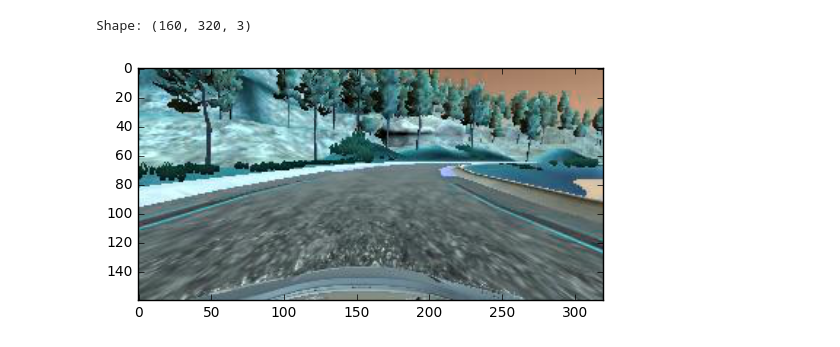
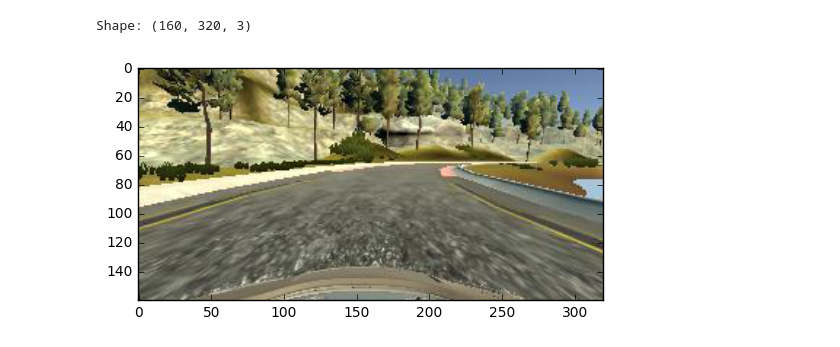
Before and after one commit to AmadeusQQ/behavioral-cloning, a Jupyter notebook: notebook.ipynb, the cells around one changed output. Saved outputs shown, nothing was run; the diff lists cells and outputs as text; code cells hidden in the pictures.

Commit message:
Fix color model

```diff
--- a/notebook.ipynb
+++ b/notebook.ipynb
@@ -10,7 +10,9 @@ from matplotlib import pyplot
 # Set parameters
 # %%
 path = './data/IMG'
-sample_image = 'center_2016_12_01_13_37_16_570.jpg'
+image_center = 'center_2016_12_01_13_37_16_570.jpg'
+image_left = 'left_2016_12_01_13_37_16_570.jpg'
+image_right = 'right_2016_12_01_13_37_16_570.jpg'
 # %% [markdown]
 # Get data
 
@@ -33,13 +31,12 @@ print('Count:', len(listdir(path)))
 # %% [output]
 Count: 24108
 # %%
-image = imread(join(path, image_sample))
+image = imread(join(path, image_center))
 print('Shape:', image.shape)
 # %% [output]
 Shape: (160, 320, 3)
 # %%
-image = cvtColor(image, COLOR_BGR2RGB)
-pyplot.imshow(image)
+pyplot.imshow(cvtColor(image, COLOR_BGR2RGB))
 pyplot.show()
 # %% [output]
-[figure, old version]
+[figure, new version]
```
Also changed, not shown: parts of 1 cell of this notebook.
